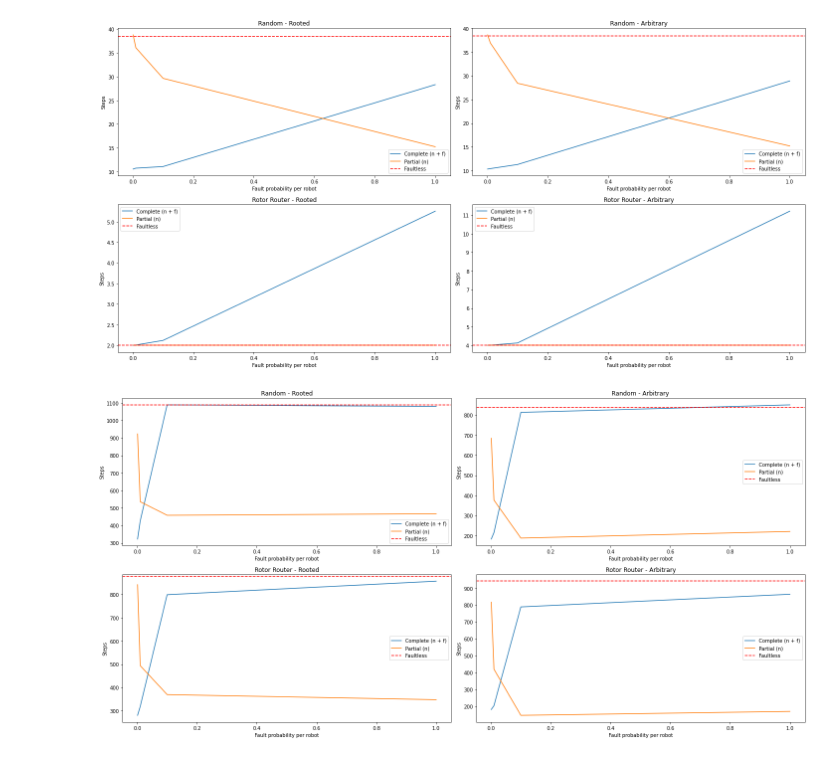
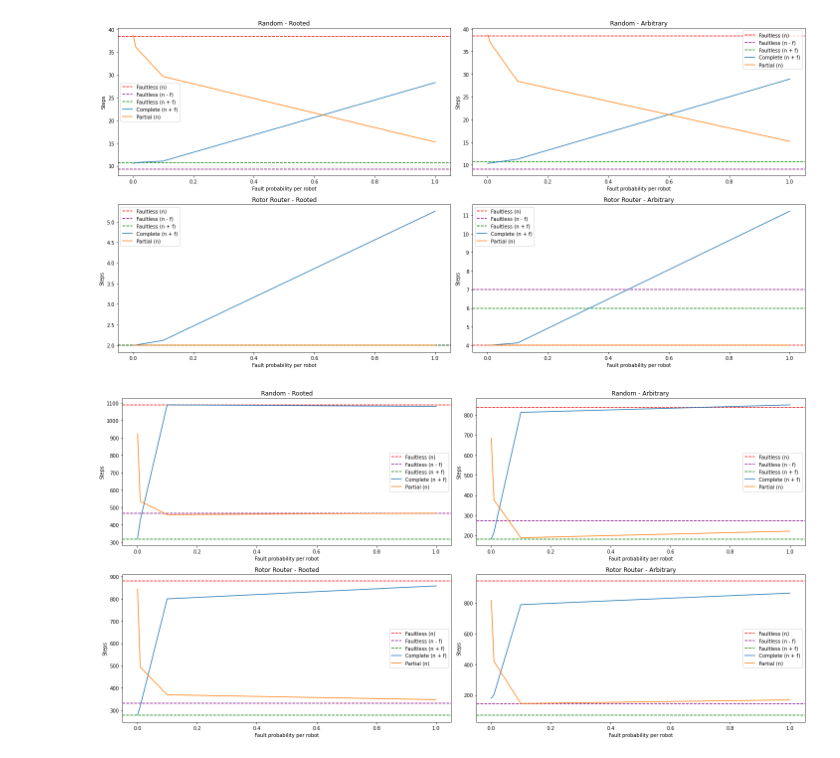
Before and after one commit to pukanszkypeter/fault-tolerant-dispersion, a Jupyter notebook: data/diagrams.ipynb, the cells around one changed output. Cells and saved outputs as stored; diff of their text form; code cells hidden in the pictures.

```diff
--- a/data/diagrams.ipynb
+++ b/data/diagrams.ipynb
@@ -115,18 +133,26 @@ plt.show()
 # %%
 # COMPLETE
-complete_rw_fl_r = faultless[(faultless["algorithm_type"] == "RANDOM") & (faultless["graph_type"] == "COMPLETE") & (faultless["teams"] == 1)]["steps"].mean()
+complete_rw_fl_r_normal = faultless[(faultless["algorithm_type"] == "RANDOM") & (faultless["graph_type"] == "COMPLETE") & (faultless["teams"] == 1) & (faultless["nodes"] == faultless["robots"])]["steps"].mean()
+complete_rw_fl_r_plus = faultless[(faultless["algorithm_type"] == "RANDOM") & (faultless["graph_type"] == "COMPLETE") & (faultless["teams"] == 1) & (faultless["nodes"] < faultless["robots"])]["steps"].mean()
+complete_rw_fl_r_minus = faultless[(faultless["algorithm_type"] == "RANDOM") & (faultless["graph_type"] == "COMPLETE") & (faultless["teams"] == 1) & (faultless["nodes"] > faultless["robots"])]["steps"].mean()
 complete_rw_fy_c_r = faulty[(faulty["algorithm_type"] == "RANDOM") & (faulty["nodes"] < faulty["robots"]) & (faulty["graph_type"] == "COMPLETE") & (faulty["teams"] == 1)].groupby("probability")["steps"].mean()
 complete_rw_fy_p_r = faulty[(faulty["algorithm_type"] == "RANDOM") & (faulty["nodes"] >= faulty["robots"]) & (faulty["graph_type"] == "COMPLETE") & (faulty["teams"] == 1)].groupby("probability")["steps"].mean()
 
-complete_rw_fl_a = faultless[(faultless["algorithm_type"] == "RANDOM") & (faultless["graph_type"] == "COMPLETE") & (faultless["teams"] > 1)]["steps"].mean()
+complete_rw_fl_a_normal = faultless[(faultless["algorithm_type"] == "RANDOM") & (faultless["graph_type"] == "COMPLETE") & (faultless["teams"] > 1) & (faultless["nodes"] == faultless["robots"])]["steps"].mean()
+complete_rw_fl_a_plus = faultless[(faultless["algorithm_type"] == "RANDOM") & (faultless["graph_type"] == "COMPLETE") & (faultless["teams"] > 1) & (faultless["nodes"] < faultless["robots"])]["steps"].mean()
+complete_rw_fl_a_minus = faultless[(faultless["algorithm_type"] == "RANDOM") & (faultless["graph_type"] == "COMPLETE") & (faultless["teams"] > 1) & (faultless["nodes"] > faultless["robots"])]["steps"].mean()
 complete_rw_fy_c_a = faulty[(faulty["algorithm_type"] == "RANDOM") & (faulty["nodes"] < faulty["robots"]) & (faulty["graph_type"] == "COMPLETE") & (faulty["teams"] > 1)].groupby("probability")["steps"].mean()
 complete_rw_fy_p_a = faulty[(faulty["algorithm_type"] == "RANDOM") & (faulty["nodes"] >= faulty["robots"]) & (faulty["graph_type"] == "COMPLETE") & (faulty["teams"] > 1)].groupby("probability")["steps"].mean()
 
-complete_rr_fl_r = faultless[(faultless["algorithm_type"] == "ROTOR_ROUTER") & (faultless["graph_type"] == "COMPLETE") & (faultless["teams"] == 1)]["steps"].mean()
+complete_rr_fl_r_normal = faultless[(faultless["algorithm_type"] == "ROTOR_ROUTER") & (faultless["graph_type"] == "COMPLETE") & (faultless["teams"] == 1) & (faultless["nodes"] == faultless["robots"])]["steps"].mean()
+complete_rr_fl_r_plus = faultless[(faultless["algorithm_type"] == "ROTOR_ROUTER") & (faultless["graph_type"] == "COMPLETE") & (faultless["teams"] == 1) & (faultless["nodes"] < faultless["robots"])]["steps"].mean()
+complete_rr_fl_r_minus = faultless[(faultless["algorithm_type"] == "ROTOR_ROUTER") & (faultless["graph_type"] == "COMPLETE") & (faultless["teams"] == 1) & (faultless["nodes"] > faultless["robots"])]["steps"].mean()
 complete_rr_fy_c_r = faulty[(faulty["algorithm_type"] == "ROTOR_ROUTER") & (faulty["nodes"] < faulty["robots"]) & (faulty["graph_type"] == "COMPLETE") & (faulty["teams"] == 1)].groupby("probability")["steps"].mean()
 complete_rr_fy_p_r = faulty[(faulty["algorithm_type"] == "ROTOR_ROUTER") & (faulty["nodes"] >= faulty["robots"]) & (faulty["graph_type"] == "COMPLETE") & (faulty["teams"] == 1)].groupby("probability")["steps"].mean()
 
-complete_rr_fl_a = faultless[(faultless["algorithm_type"] == "ROTOR_ROUTER") & (faultless["graph_type"] == "COMPLETE") & (faultless["teams"] > 1)]["steps"].mean()
+complete_rr_fl_a_normal = faultless[(faultless["algorithm_type"] == "ROTOR_ROUTER") & (faultless["graph_type"] == "COMPLETE") & (faultless["teams"] > 1) & (faultless["nodes"] == faultless["robots"])]["steps"].mean()
+complete_rr_fl_a_plus = faultless[(faultless["algorithm_type"] == "ROTOR_ROUTER") & (faultless["graph_type"] == "COMPLETE") & (faultless["teams"] > 1) & (faultless["nodes"] < faultless["robots"])]["steps"].mean()
+complete_rr_fl_a_minus = faultless[(faultless["algorithm_type"] == "ROTOR_ROUTER") & (faultless["graph_type"] == "COMPLETE") & (faultless["teams"] > 1) & (faultless["nodes"] > faultless["robots"])]["steps"].mean()
 complete_rr_fy_c_a = faulty[(faulty["algorithm_type"] == "ROTOR_ROUTER") & (faulty["nodes"] < faulty["robots"]) & (faulty["graph_type"] == "COMPLETE") & (faulty["teams"] > 1)].groupby("probability")["steps"].mean()
 complete_rr_fy_p_a = faulty[(faulty["algorithm_type"] == "ROTOR_ROUTER") & (faulty["nodes"] >= faulty["robots"]) & (faulty["graph_type"] == "COMPLETE") & (faulty["teams"] > 1)].groupby("probability")["steps"].mean()
 
@@ -134,36 +160,44 @@ complete_rr_fy_p_a = faulty[(faulty["algorithm_type"] == "ROTOR_ROUTER") & (faul
 fig, axs = plt.subplots(nrows=2, ncols=2, figsize=(20, 10))
 
 # plot the data for the first chart
+axs[0,0].axhline(y = complete_rw_fl_r_normal, color="red", linestyle="--", label = "Faultless (n)")
+axs[0,0].axhline(y = complete_rw_fl_r_minus, color="purple", linestyle="--", label = "Faultless (n - f)")
+axs[0,0].axhline(y = complete_rw_fl_r_plus, color="green", linestyle="--", label = "Faultless (n + f)")
 axs[0,0].plot(complete_rw_fy_c_r.index, complete_rw_fy_c_r.values, label = "Complete (n + f)")
 axs[0,0].plot(complete_rw_fy_p_r.index, complete_rw_fy_p_r.values, label = "Partial (n)")
-axs[0,0].axhline(y = complete_rw_fl_r, color="r", linestyle="--", label = "Faultless")
 axs[0,0].set_xlabel("Fault probability per robot")
 axs[0,0].set_ylabel("Steps")
 axs[0,0].set_title('Random - Rooted')
 axs[0,0].legend()
 
 # plot the data for the second chart
+axs[0,1].axhline(y = complete_rw_fl_a_normal, color="red", linestyle="--", label = "Faultless (n)")
+axs[0,1].axhline(y = complete_rw_fl_a_minus, color="purple", linestyle="--", label = "Faultless (n - f)")
+axs[0,1].axhline(y = complete_rw_fl_a_plus, color="green", linestyle="--", label = "Faultless (n + f)")
 axs[0,1].plot(complete_rw_fy_c_a.index, complete_rw_fy_c_a.values, label = "Complete (n + f)")
 axs[0,1].plot(complete_rw_fy_p_a.index, complete_rw_fy_p_a.values, label = "Partial (n)")
-axs[0,1].axhline(y = complete_rw_fl_a, color="r", linestyle="--", label = "Faultless")
 axs[0,1].set_xlabel("Fault probability per robot")
 axs[0,1].set_ylabel("Steps")
 axs[0,1].set_title('Random - Arbitrary')
 axs[0,1].legend()
 
 # plot the data for the third chart
+axs[1,0].axhline(y = complete_rr_fl_r_normal, color="red", linestyle="--", label = "Faultless (n)")
+axs[1,0].axhline(y = complete_rr_fl_r_minus, color="purple", linestyle="--", label = "Faultless (n - f)")
+axs[1,0].axhline(y = complete_rr_fl_r_plus, color="green", linestyle="--", label = "Faultless (n + f)")
 axs[1,0].plot(complete_rr_fy_c_r.index, complete_rr_fy_c_r.values, label = "Complete (n + f)")
 axs[1,0].plot(complete_rr_fy_p_r.index, complete_rr_fy_p_r.values, label = "Partial (n)")
-axs[1,0].axhline(y = complete_rr_fl_r, color="r", linestyle="--", label = "Faultless")
 axs[1,0].set_xlabel("Fault probability per robot")
 axs[1,0].set_ylabel("Steps")
 axs[1,0].set_title('Rotor Router - Rooted')
 axs[1,0].legend()
 
 # plot the data for the fourth chart
+axs[1,1].axhline(y = complete_rr_fl_a_normal, color="red", linestyle="--", label = "Faultless (n)")
+axs[1,1].axhline(y = complete_rr_fl_a_minus, color="purple", linestyle="--", label = "Faultless (n - f)")
+axs[1,1].axhline(y = complete_rr_fl_a_plus, color="green", linestyle="--", label = "Faultless (n + f)")
 axs[1,1].plot(complete_rr_fy_c_a.index, complete_rr_fy_c_a.values, label = "Complete (n + f)")
 axs[1,1].plot(complete_rr_fy_p_a.index, complete_rr_fy_p_a.values, label = "Partial (n)")
-axs[1,1].axhline(y = complete_rr_fl_a, color="r", linestyle="--", label = "Faultless")
 axs[1,1].set_xlabel("Fault probability per robot")
 axs[1,1].set_ylabel("Steps")
 axs[1,1].set_title('Rotor Router - Arbitrary')
@@ -173,22 +207,30 @@ axs[1,1].legend()
 plt.tight_layout()
 plt.show()
 # %% [output]
-[figure, old version]
+[figure, new version]
 # %%
 # GRID
-grid_rw_fl_r = faultless[(faultless["algorithm_type"] == "RANDOM") & (faultless["graph_type"] == "GRID") & (faultless["teams"] == 1)]["steps"].mean()
+grid_rw_fl_r_normal = faultless[(faultless["algorithm_type"] == "RANDOM") & (faultless["graph_type"] == "GRID") & (faultless["teams"] == 1) & (faultless["nodes"] == faultless["robots"])]["steps"].mean()
+grid_rw_fl_r_plus = faultless[(faultless["algorithm_type"] == "RANDOM") & (faultless["graph_type"] == "GRID") & (faultless["teams"] == 1) & (faultless["nodes"] < faultless["robots"])]["steps"].mean()
+grid_rw_fl_r_minus = faultless[(faultless["algorithm_type"] == "RANDOM") & (faultless["graph_type"] == "GRID") & (faultless["teams"] == 1) & (faultless["nodes"] > faultless["robots"])]["steps"].mean()
 grid_rw_fy_c_r = faulty[(faulty["algorithm_type"] == "RANDOM") & (faulty["nodes"] < faulty["robots"]) & (faulty["graph_type"] == "GRID") & (faulty["teams"] == 1)].groupby("probability")["steps"].mean()
 grid_rw_fy_p_r = faulty[(faulty["algorithm_type"] == "RANDOM") & (faulty["nodes"] >= faulty["robots"]) & (faulty["graph_type"] == "GRID") & (faulty["teams"] == 1)].groupby("probability")["steps"].mean()
 
-grid_rw_fl_a = faultless[(faultless["algorithm_type"] == "RANDOM") & (faultless["graph_type"] == "GRID") & (faultless["teams"] > 1)]["steps"].mean()
+grid_rw_fl_a_normal = faultless[(faultless["algorithm_type"] == "RANDOM") & (faultless["graph_type"] == "GRID") & (faultless["teams"] > 1) & (faultless["nodes"] == faultless["robots"])]["steps"].mean()
+grid_rw_fl_a_plus = faultless[(faultless["algorithm_type"] == "RANDOM") & (faultless["graph_type"] == "GRID") & (faultless["teams"] > 1) & (faultless["nodes"] < faultless["robots"])]["steps"].mean()
+grid_rw_fl_a_minus = faultless[(faultless["algorithm_type"] == "RANDOM") & (faultless["graph_type"] == "GRID") & (faultless["teams"] > 1) & (faultless["nodes"] > faultless["robots"])]["steps"].mean()
 grid_rw_fy_c_a = faulty[(faulty["algorithm_type"] == "RANDOM") & (faulty["nodes"] < faulty["robots"]) & (faulty["graph_type"] == "GRID") & (faulty["teams"] > 1)].groupby("probability")["steps"].mean()
 grid_rw_fy_p_a = faulty[(faulty["algorithm_type"] == "RANDOM") & (faulty["nodes"] >= faulty["robots"]) & (faulty["graph_type"] == "GRID") & (faulty["teams"] > 1)].groupby("probability")["steps"].mean()
 
-grid_rr_fl_r = faultless[(faultless["algorithm_type"] == "ROTOR_ROUTER") & (faultless["graph_type"] == "GRID") & (faultless["teams"] == 1)]["steps"].mean()
+grid_rr_fl_r_normal = faultless[(faultless["algorithm_type"] == "ROTOR_ROUTER") & (faultless["graph_type"] == "GRID") & (faultless["teams"] == 1) & (faultless["nodes"] == faultless["robots"])]["steps"].mean()
+grid_rr_fl_r_plus = faultless[(faultless["algorithm_type"] == "ROTOR_ROUTER") & (faultless["graph_type"] == "GRID") & (faultless["teams"] == 1) & (faultless["nodes"] < faultless["robots"])]["steps"].mean()
+grid_rr_fl_r_minus = faultless[(faultless["algorithm_type"] == "ROTOR_ROUTER") & (faultless["graph_type"] == "GRID") & (faultless["teams"] == 1) & (faultless["nodes"] > faultless["robots"])]["steps"].mean()
 grid_rr_fy_c_r = faulty[(faulty["algorithm_type"] == "ROTOR_ROUTER") & (faulty["nodes"] < faulty["robots"]) & (faulty["graph_type"] == "GRID") & (faulty["teams"] == 1)].groupby("probability")["steps"].mean()
 grid_rr_fy_p_r = faulty[(faulty["algorithm_type"] == "ROTOR_ROUTER") & (faulty["nodes"] >= faulty["robots"]) & (faulty["graph_type"] == "GRID") & (faulty["teams"] == 1)].groupby("probability")["steps"].mean()
 
-grid_rr_fl_a = faultless[(faultless["algorithm_type"] == "ROTOR_ROUTER") & (faultless["graph_type"] == "GRID") & (faultless["teams"] > 1)]["steps"].mean()
+grid_rr_fl_a_normal = faultless[(faultless["algorithm_type"] == "ROTOR_ROUTER") & (faultless["graph_type"] == "GRID") & (faultless["teams"] > 1) & (faultless["nodes"] == faultless["robots"])]["steps"].mean()
+grid_rr_fl_a_plus = faultless[(faultless["algorithm_type"] == "ROTOR_ROUTER") & (faultless["graph_type"] == "GRID") & (faultless["teams"] > 1) & (faultless["nodes"] < faultless["robots"])]["steps"].mean()
+grid_rr_fl_a_minus = faultless[(faultless["algorithm_type"] == "ROTOR_ROUTER") & (faultless["graph_type"] == "GRID") & (faultless["teams"] > 1) & (faultless["nodes"] > faultless["robots"])]["steps"].mean()
 grid_rr_fy_c_a = faulty[(faulty["algorithm_type"] == "ROTOR_ROUTER") & (faulty["nodes"] < faulty["robots"]) & (faulty["graph_type"] == "GRID") & (faulty["teams"] > 1)].groupby("probability")["steps"].mean()
 grid_rr_fy_p_a = faulty[(faulty["algorithm_type"] == "ROTOR_ROUTER") & (faulty["nodes"] >= faulty["robots"]) & (faulty["graph_type"] == "GRID") & (faulty["teams"] > 1)].groupby("probability")["steps"].mean()
 
@@ -196,45 +238,53 @@ grid_rr_fy_p_a = faulty[(faulty["algorithm_type"] == "ROTOR_ROUTER") & (faulty["
 fig, axs = plt.subplots(nrows=2, ncols=2, figsize=(20, 10))
 
 # plot the data for the first chart
+axs[0,0].axhline(y = grid_rw_fl_r_normal, color="red", linestyle="--", label = "Faultless (n)")
+axs[0,0].axhline(y = grid_rw_fl_r_minus, color="purple", linestyle="--", label = "Faultless (n - f)")
+axs[0,0].axhline(y = grid_rw_fl_r_plus, color="green", linestyle="--", label = "Faultless (n + f)")
 axs[0,0].plot(grid_rw_fy_c_r.index, grid_rw_fy_c_r.values, label = "Complete (n + f)")
 axs[0,0].plot(grid_rw_fy_p_r.index, grid_rw_fy_p_r.values, label = "Partial (n)")
-axs[0,0].axhline(y = grid_rw_fl_r, color="r", linestyle="--", label = "Faultless")
 axs[0,0].set_xlabel("Fault probability per robot")
 axs[0,0].set_ylabel("Steps")
 axs[0,0].set_title('Random - Rooted')
 axs[0,0].legend()
 
 # plot the data for the second chart
+axs[0,1].axhline(y = grid_rw_fl_a_normal, color="red", linestyle="--", label = "Faultless (n)")
+axs[0,1].axhline(y = grid_rw_fl_a_minus, color="purple", linestyle="--", label = "Faultless (n - f)")
+axs[0,1].axhline(y = grid_rw_fl_a_plus, color="green", linestyle="--", label = "Faultless (n + f)")
 axs[0,1].plot(grid_rw_fy_c_a.index, grid_rw_fy_c_a.values, label = "Complete (n + f)")
 axs[0,1].plot(grid_rw_fy_p_a.index, grid_rw_fy_p_a.values, label = "Partial (n)")
-axs[0,1].axhline(y = grid_rw_fl_a, color="r", linestyle="--", label = "Faultless")
 axs[0,1].set_xlabel("Fault probability per robot")
 axs[0,1].set_ylabel("Steps")
 axs[0,1].set_title('Random - Arbitrary')
 axs[0,1].legend()
 
 # plot the data for the third chart
+axs[1,0].axhline(y = grid_rr_fl_r_normal, color="red", linestyle="--", label = "Faultless (n)")
+axs[1,0].axhline(y = grid_rr_fl_r_minus, color="purple", linestyle="--", label = "Faultless (n - f)")
+axs[1,0].axhline(y = grid_rr_fl_r_plus, color="green", linestyle="--", label = "Faultless (n + f)")
 axs[1,0].plot(grid_rr_fy_c_r.index, grid_rr_fy_c_r.values, label = "Complete (n + f)")
 axs[1,0].plot(grid_rr_fy_p_r.index, grid_rr_fy_p_r.values, label = "Partial (n)")
-axs[1,0].axhline(y = grid_rr_fl_r, color="r", linestyle="--", label = "Faultless")
 axs[1,0].set_xlabel("Fault probability per robot")
 axs[1,0].set_ylabel("Steps")
 axs[1,0].set_title('Rotor Router - Rooted')
 axs[1,0].legend()
 
 # plot the data for the fourth chart
+axs[1,1].axhline(y = grid_rr_fl_a_normal, color="red", linestyle="--", label = "Faultless (n)")
+axs[1,1].axhline(y = grid_rr_fl_a_minus, color="purple", linestyle="--", label = "Faultless (n - f)")
+axs[1,1].axhline(y = grid_rr_fl_a_plus, color="green", linestyle="--", label = "Faultless (n + f)")
 axs[1,1].plot(grid_rr_fy_c_a.index, grid_rr_fy_c_a.values, label = "Complete (n + f)")
 axs[1,1].plot(grid_rr_fy_p_a.index, grid_rr_fy_p_a.values, label = "Partial (n)")
-axs[1,1].axhline(y = grid_rr_fl_a, color="r", linestyle="--", label = "Faultless")
 axs[1,1].set_xlabel("Fault probability per robot")
 axs[1,1].set_ylabel("Steps")
 axs[1,1].set_title('Rotor Router - Arbitrary')
 axs[1,1].legend()
 
 # show the chart
 plt.tight_layout()
 plt.show()
 # %% [output]
-[figure, old version]
+[figure, new version]
 # %%
 # RANDOM
```
Also changed, not shown: parts of 9 cells of this notebook, 1 other file.
